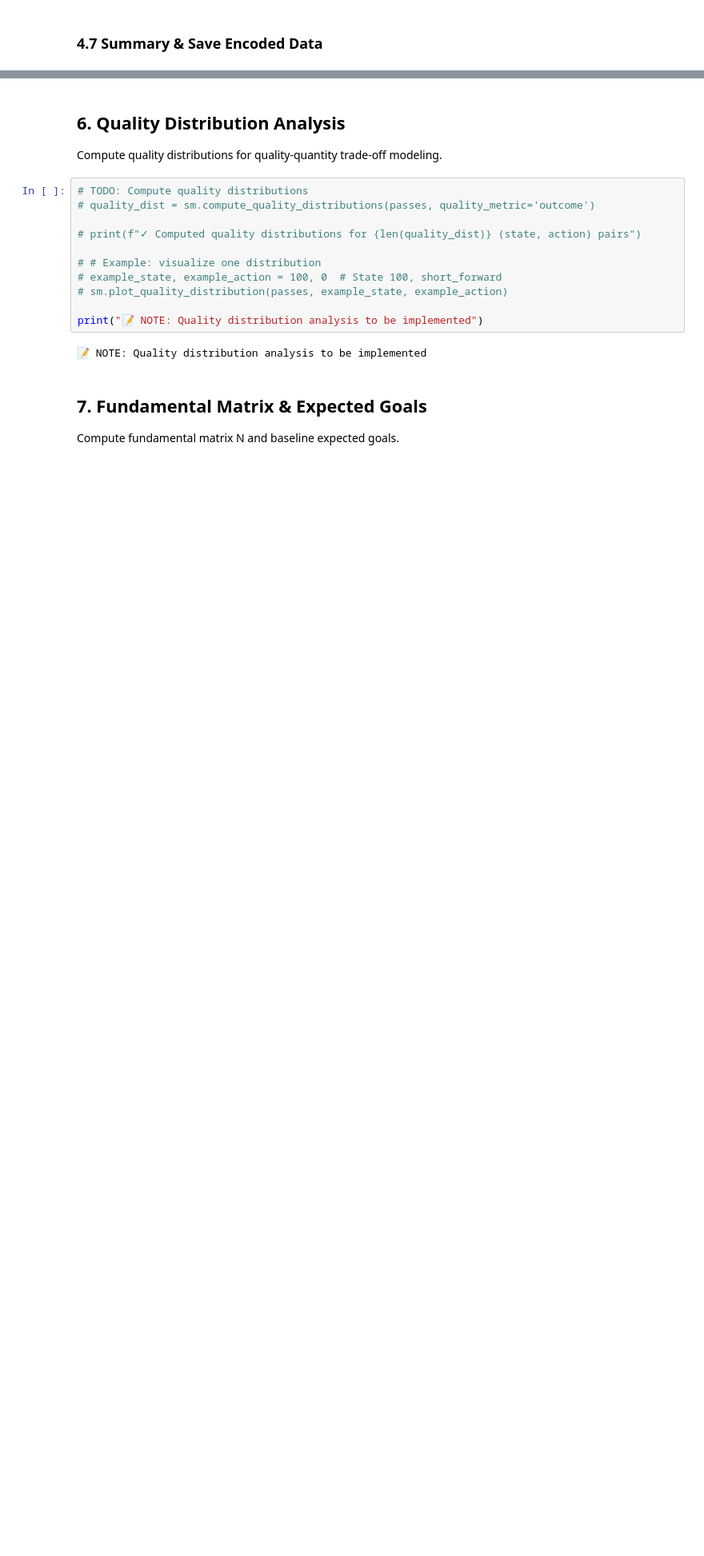
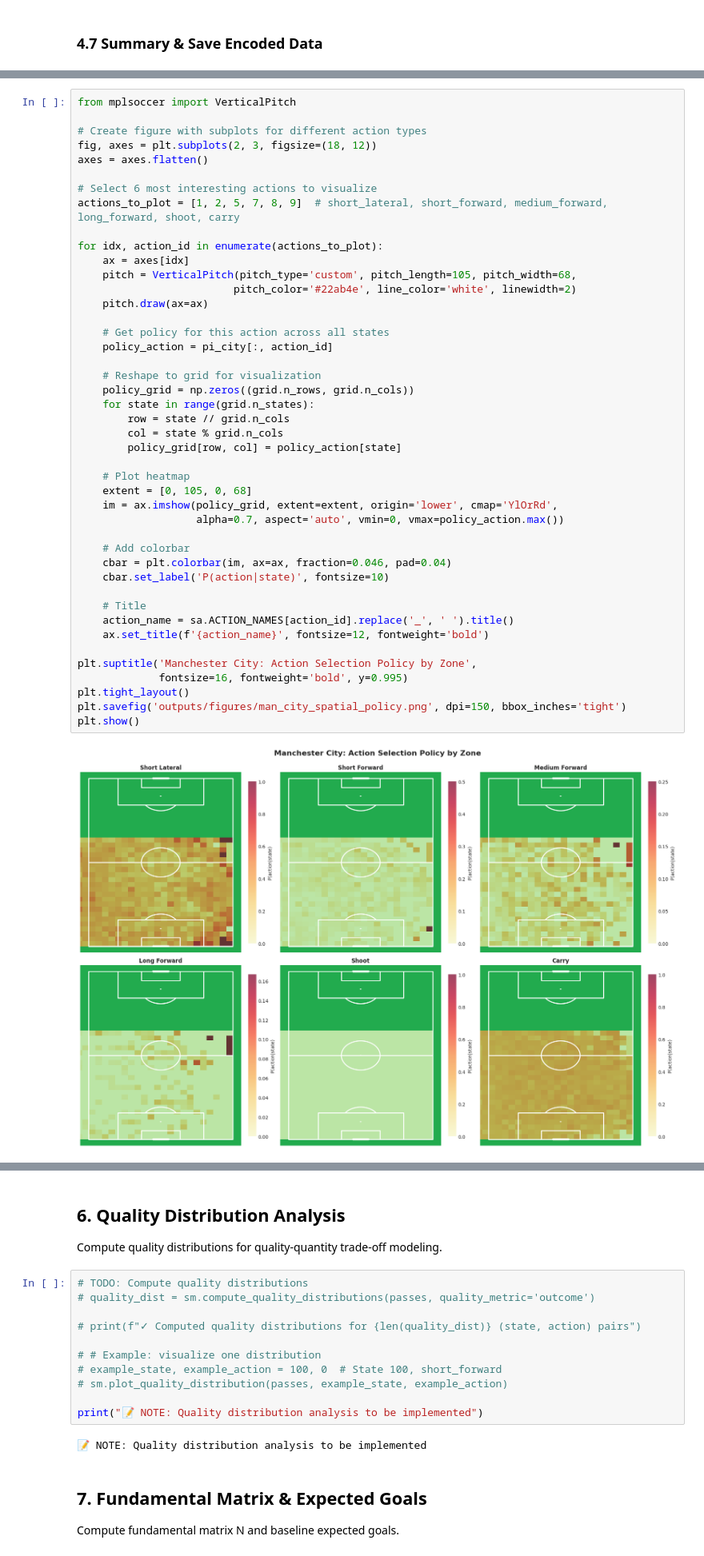
Before and after one commit to MartimRego/pass-decisions, a Jupyter notebook: Project/pass_decision_analysis.ipynb, the cells around one changed output, grey strips where cells are left out. Shown: that part at 80% size. Drawn from its saved outputs; the diff is of its cells as text; blank space fills up the shorter version.

```diff
--- a/Project/pass_decision_analysis.ipynb
+++ b/Project/pass_decision_analysis.ipynb
@@ -1408,0 +1594,46 @@ Expected shapes:
+# %%
+from mplsoccer import VerticalPitch
+
+# Create figure with subplots for different action types
+fig, axes = plt.subplots(2, 3, figsize=(18, 12))
+axes = axes.flatten()
+
+# Select 6 most interesting actions to visualize
+actions_to_plot = [1, 2, 5, 7, 8, 9]  # short_lateral, short_forward, medium_forward, long_forward, shoot, carry
+
+for idx, action_id in enumerate(actions_to_plot):
+    ax = axes[idx]
+    pitch = VerticalPitch(pitch_type='custom', pitch_length=105, pitch_width=68,
+                         pitch_color='#22ab4e', line_color='white', linewidth=2)
+    pitch.draw(ax=ax)
+
+    # Get policy for this action across all states
+    policy_action = pi_city[:, action_id]
+
+    # Reshape to grid for visualization
+    policy_grid = np.zeros((grid.n_rows, grid.n_cols))
+    for state in range(grid.n_states):
+        row = state // grid.n_cols
+        col = state % grid.n_cols
+        policy_grid[row, col] = policy_action[state]
+
+    # Plot heatmap
+    extent = [0, 105, 0, 68]
+    im = ax.imshow(policy_grid, extent=extent, origin='lower', cmap='YlOrRd',
+                   alpha=0.7, aspect='auto', vmin=0, vmax=policy_action.max())
+
+    # Add colorbar
+    cbar = plt.colorbar(im, ax=ax, fraction=0.046, pad=0.04)
+    cbar.set_label('P(action|state)', fontsize=10)
+
+    # Title
+    action_name = sa.ACTION_NAMES[action_id].replace('_', ' ').title()
+    ax.set_title(f'{action_name}', fontsize=12, fontweight='bold')
+
+plt.suptitle('Manchester City: Action Selection Policy by Zone',
+             fontsize=16, fontweight='bold', y=0.995)
+plt.tight_layout()
+plt.savefig('outputs/figures/man_city_spatial_policy.png', dpi=150, bbox_inches='tight')
+plt.show()
+# %% [output]
+[figure, added]
```
Also changed, not shown: parts of 16 cells of this notebook, 5 other files.
